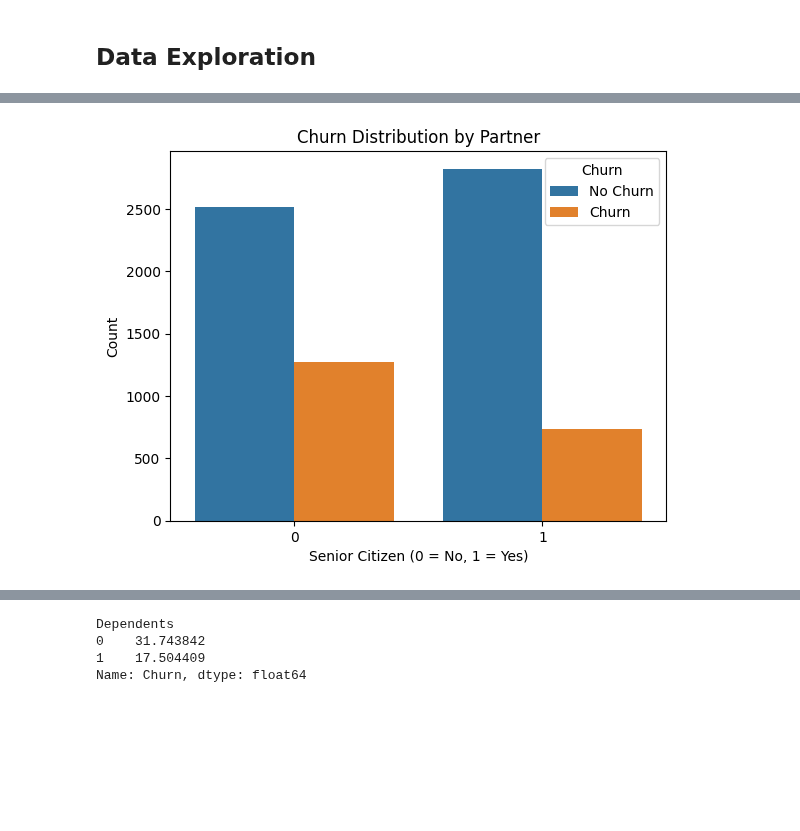
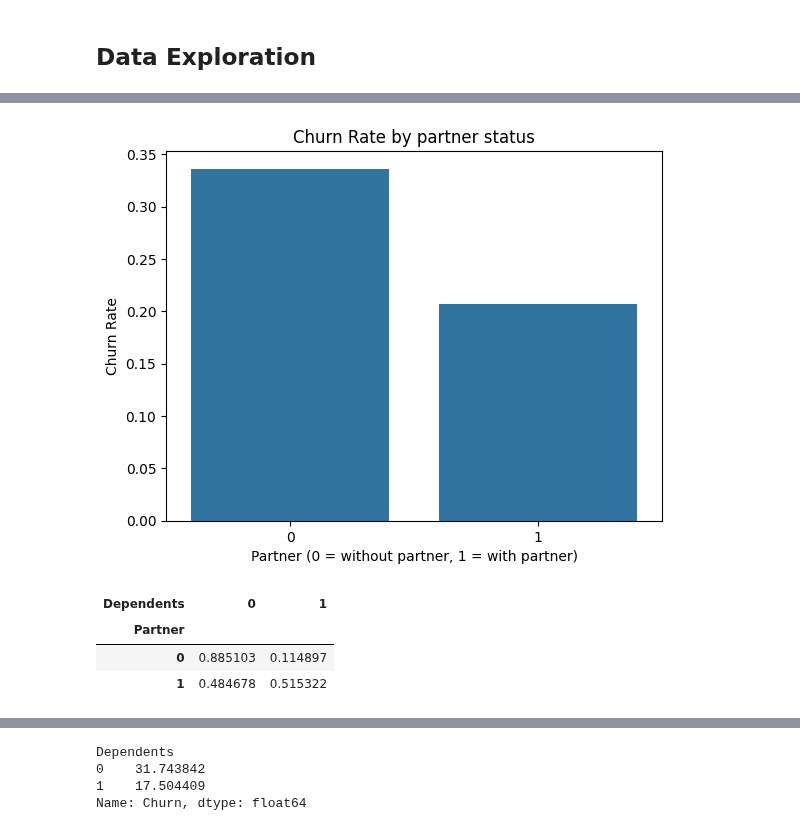
Before and after one commit to JaiswarYash/Customer-Churn-Prediction, a Jupyter notebook: notebook/02_Data_exploration.ipynb, the cells around one changed output, grey strips where cells are left out. Cells and saved outputs as stored; diff of their text form; code cells hidden in the pictures; blank space fills up the shorter version.

```diff
--- a/notebook/02_Data_exploration.ipynb
+++ b/notebook/02_Data_exploration.ipynb
@@ -53,11 +142,19 @@ campaired to non senior citizen, senior citizen are more likely to churn.
 # %%
 # churn distribution by Partner
-sns.countplot(x='Partner', hue='Churn', data=df)
-plt.title("Churn Distribution by Partner")
-plt.xlabel("Senior Citizen (0 = No, 1 = Yes)")
-plt.ylabel("Count")
-plt.legend(title="Churn", labels=["No Churn", "Churn"])
+churn_rate_of_partner = (
+    df.groupby('Partner')['Churn'].mean().reset_index())
+sns.barplot(data=churn_rate_of_partner, x='Partner', y='Churn')
+plt.xlabel("Partner (0 = without partner, 1 = with partner)")
+plt.ylabel("Churn Rate")
+plt.title("Churn Rate by partner status")
 plt.show()
 # %% [output]
-[figure, old version]
+[figure, new version]
+# %%
+pd.crosstab(df['Partner'], df['Dependents'], normalize='index')
+# %% [output]
+| Dependents | 0 | 1 |
+| Partner |  |  |
+| 0 | 0.885103 | 0.114897 |
+| 1 | 0.484678 | 0.515322 |
 # %% [markdown]
```
Also changed, not shown: parts of 23 cells of this notebook.
